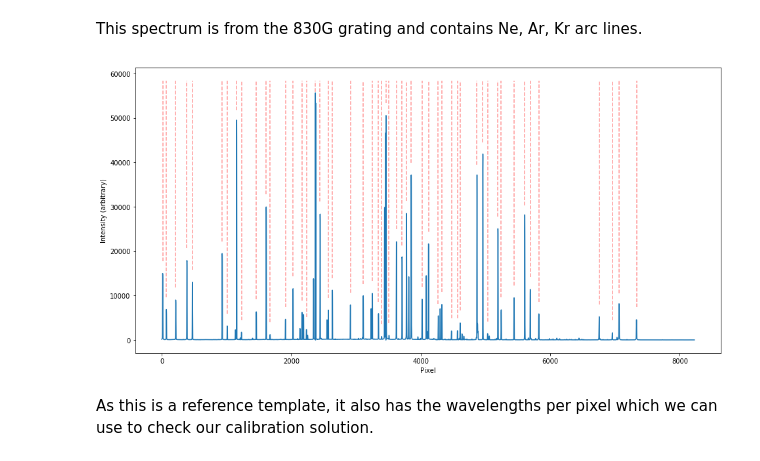
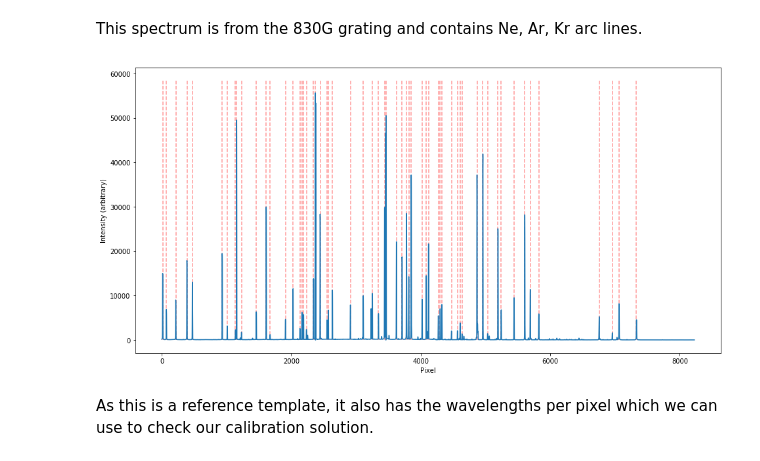
Before and after one commit to jveitchmichaelis/rascal, a Jupyter notebook: examples/Keck DEIMOS 830G.ipynb, the cells around one changed output. Saved outputs shown, nothing was run; the diff lists cells and outputs as text; code cells hidden in the pictures.

```diff
--- a/examples/Keck DEIMOS 830G.ipynb
+++ b/examples/Keck DEIMOS 830G.ipynb
@@ -26,23 +22,25 @@ resampled_flux = resample(spectrum['flux']-spectrum['flux'].min(), len(spectrum[
 # %%
-peaks, _ = find_peaks(resampled_flux, prominence=1000, distance=150)
+flux = spectrum['flux']
 
-peaks = peaks / 4.0
+peaks, _ = find_peaks(flux, prominence=1000, distance=20)
+refined_peaks = refine_peaks(flux, peaks, window_width=3)
 
-intensity_range = max(spectrum['flux']) - min(spectrum['flux'])
+intensity_range = max(flux) - min(flux)
 fig = plt.figure(figsize=(16,8))
 ax = fig.add_subplot("110")
-ax.plot(spectrum['flux'])
-ax.vlines(peaks,
-          spectrum['flux'][peaks.astype('int')]+0.05*intensity_range,
-          max(spectrum['flux'])+0.05*intensity_range,
+ax.plot(flux)
+
+ax.vlines(refined_peaks,
+          0,
+          max(flux)+0.05*intensity_range,
           linestyle='dashed',
           alpha=0.4,
           color='red')
 plt.xlabel("Pixel")
 plt.ylabel("Intensity (arbitrary)")
 plt.show()
 # %% [output]
-[figure, old version]
+[figure, new version]
 # %% [markdown]
 As this is a reference template, it also has the wavelengths per pixel which we can use to check our calibration solution.
 # %%
```
Also changed, not shown: parts of 15 cells of this notebook.
